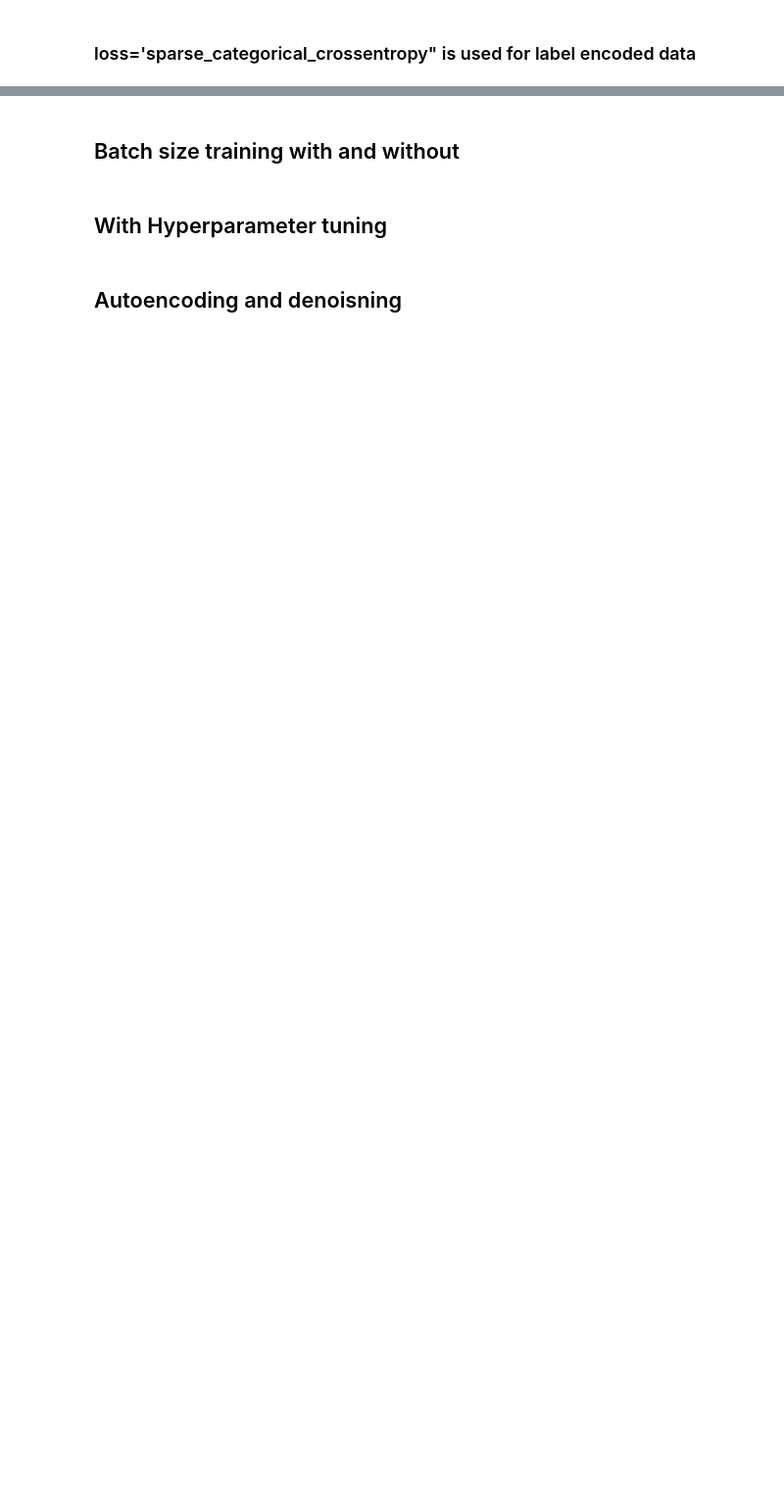
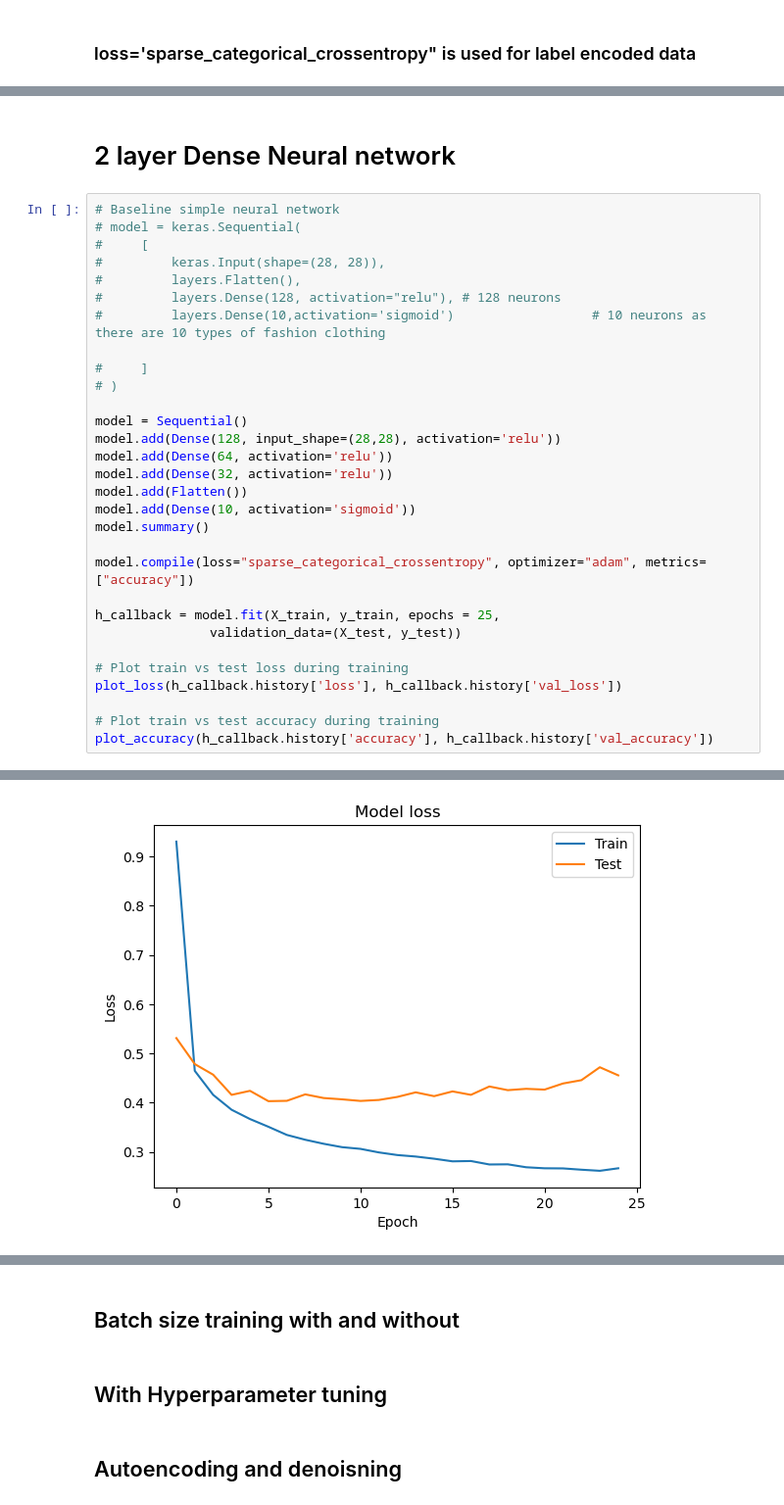
Before and after one commit to JoelPoah/Fashion_MNIST, a Jupyter notebook: fashion.ipynb, the cells around one changed output, grey strips where cells are left out. Shown at 98% size. Cells and saved outputs as stored; diff of their text form; blank space fills up the shorter version.

```diff
--- a/fashion.ipynb
+++ b/fashion.ipynb
@@ -156,0 +154,33 @@ Epoch 25/25
+# %% [markdown]
+# 2 layer Dense Neural network
+# %%
+# Baseline simple neural network
+# model = keras.Sequential(
+#     [
+#         keras.Input(shape=(28, 28)),
+#         layers.Flatten(),
+#         layers.Dense(128, activation="relu"), # 128 neurons
+#         layers.Dense(10,activation='sigmoid')                  # 10 neurons as there are 10 types of fashion clothing
+
+#     ]
+# )
+
+model = Sequential()
+model.add(Dense(128, input_shape=(28,28), activation='relu'))
+model.add(Dense(64, activation='relu'))
+model.add(Dense(32, activation='relu'))
+model.add(Flatten())
+model.add(Dense(10, activation='sigmoid'))
+model.summary()
+
+model.compile(loss="sparse_categorical_crossentropy", optimizer="adam", metrics=["accuracy"])
+
+h_callback = model.fit(X_train, y_train, epochs = 25,
+               validation_data=(X_test, y_test))
+
+# Plot train vs test loss during training
+plot_loss(h_callback.history['loss'], h_callback.history['val_loss'])
+
+# Plot train vs test accuracy during training
+plot_accuracy(h_callback.history['accuracy'], h_callback.history['val_accuracy'])
+# %% [output]
@@ -156,0 +204 @@ Epoch 25/25
+[figure, added]
```
Also changed, not shown: parts of 14 cells of this notebook.
